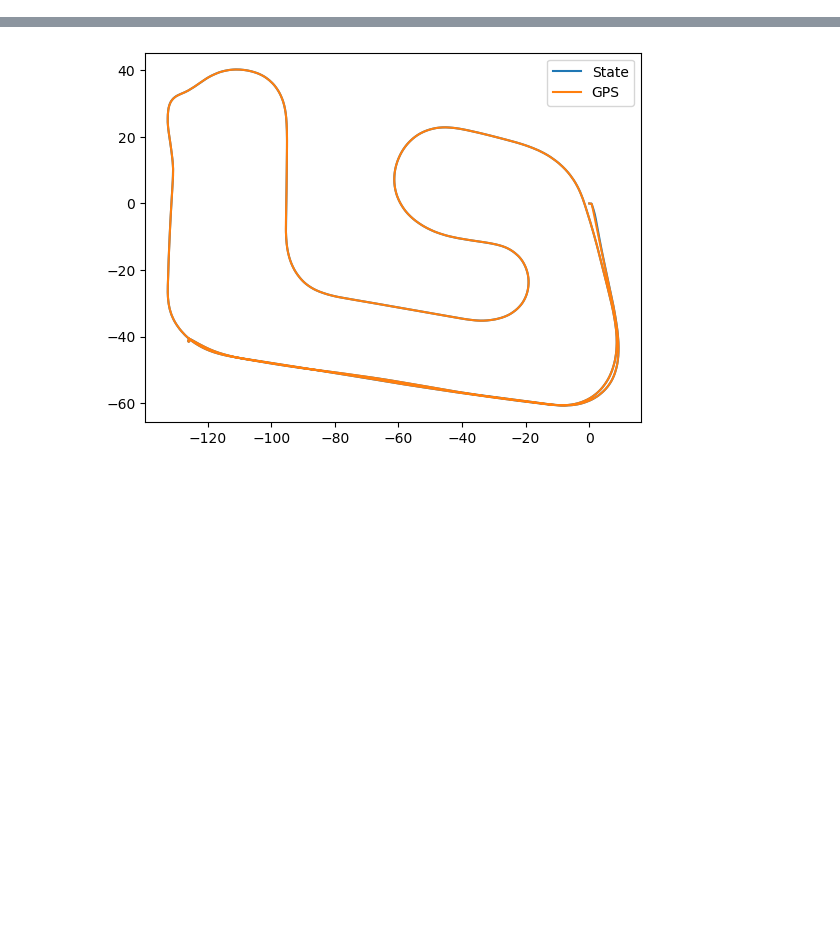
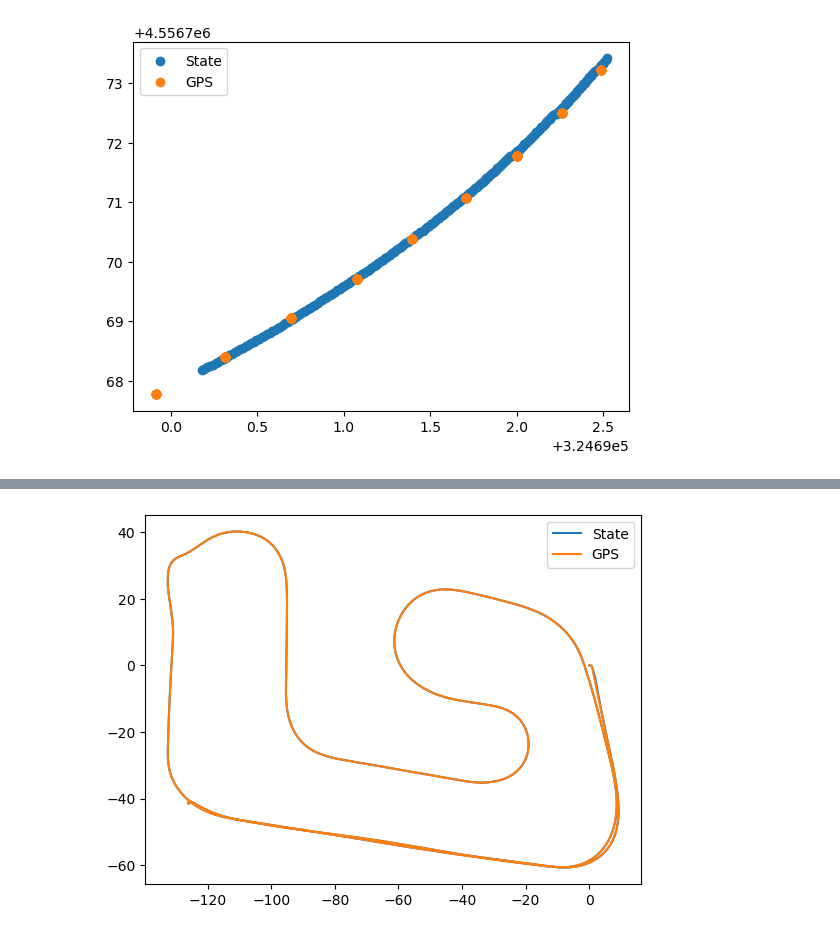
Before and after one commit to Janudis/Extended-Kalman-Filter-GPS_IMU, a Jupyter notebook: visualise.ipynb, the cells around one changed output, grey strips where cells are left out. Cells and saved outputs as stored; diff of their text form; code cells hidden in the pictures; blank space fills up the shorter version.

Commit message:
visualise

```diff
--- a/visualise.ipynb
+++ b/visualise.ipynb
@@ -34,0 +35,15 @@ for idx in range(0,len(gps_x),100):
+# %%
+df = pd.read_csv('D:/Python_Projects/hav_cpp_from_python_2/cmake-build-debug/output_utm.csv')
+state_x = df['state_x'][10000:10200]
+state_y = df['state_y'][10000:10200]
+gps_x = df['easting'][10000:10200]
+gps_y = df['northing'][10000:10200]
+# Create the plot
+plt.scatter(state_x, state_y, label='State')
+plt.scatter(gps_x, gps_y, label='GPS')
+# plt.plot(yaw, label='Yaw')
+# plt.plot(state_yaw, label='State_Yaw')
+plt.legend()
+plt.show()
+# %% [output]
+[figure, added]
```
Also changed, not shown: parts of 3 cells of this notebook.
